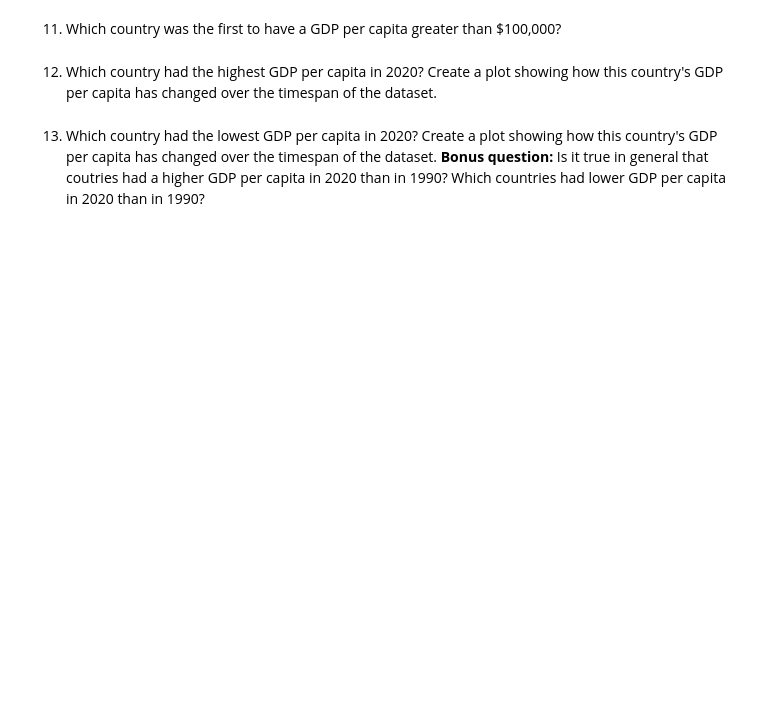
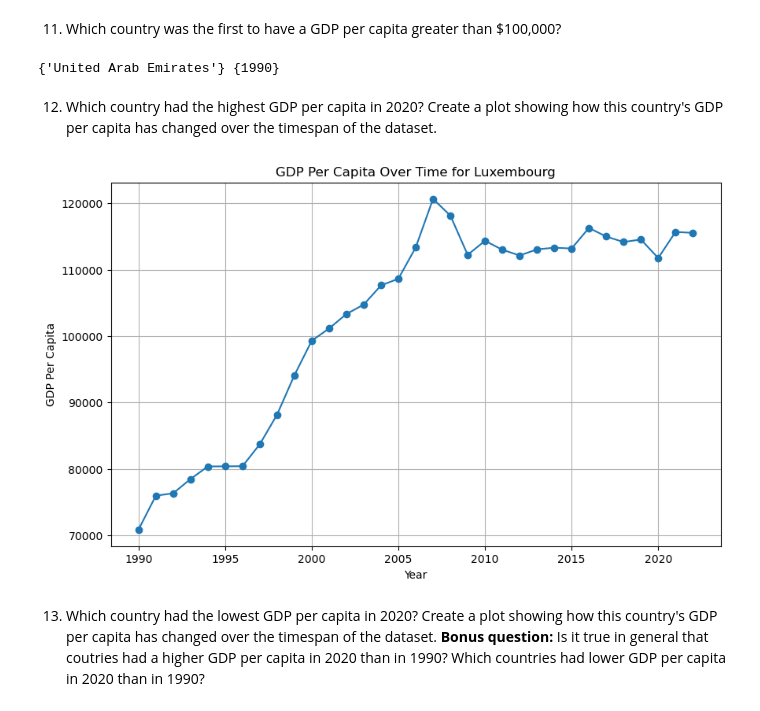
Before and after one commit to NSS-Data-Analytics-Cohort-12/un-python-GartonBrian, a Jupyter notebook: notebooks/GartonUNproject.ipynb, the cells around one changed output. Drawn from its saved outputs; the diff is of its cells as text; code cells hidden in the pictures; blank space fills up the shorter version.

```diff
--- a/notebooks/GartonUNproject.ipynb
+++ b/notebooks/GartonUNproject.ipynb
@@ -93,6 +197,40 @@ Comment on what you observe has happened to GDP values over time and the relativ
 # %% [markdown]
 11. Which country was the first to have a GDP per capita greater than $100,000?
+# %%
+# Filter for rows where GDP_Per_Capita is greater than 100,000
+high_gdp_df = gdp_df[gdp_df['GDP_Per_Capita'] > 100000]
+
+# Sort by Year to find the earliest instance
+sorted_high_gdp_df = high_gdp_df.sort_values(by='Year')
+
+# Get the first row
+first_high_gdp_country = sorted_high_gdp_df.iloc[0]
+
+# Print the country and year
+print({first_high_gdp_country['Country']} ,{first_high_gdp_country['Year']})
+# %% [output]
+{'United Arab Emirates'} {1990}
 # %% [markdown]
 12. Which country had the highest GDP per capita in 2020? Create a plot showing how this country's GDP per capita has changed over the timespan of the dataset.
+# %%
+# Step 1: Filter for 2020
+gdp_2020 = gdp_df[gdp_df['Year'] == 2020]
+
+# Step 2: highest GDP per capita in 2020
+highest_gdp_country_2020 = gdp_2020.loc[gdp_2020['GDP_Per_Capita'].idxmax()]['Country']
+
+# Step 3: Extract the data for this country across all years
+highest_gdp_country_data = gdp_df[gdp_df['Country'] == highest_gdp_country_2020]
+
+# Step 4: Plot the GDP per capita of this country over the years
+plt.figure(figsize=(10, 6))
+plt.plot(highest_gdp_country_data['Year'], highest_gdp_country_data['GDP_Per_Capita'], marker='o')
+plt.title(f'GDP Per Capita Over Time for {highest_gdp_country_2020}')
+plt.xlabel('Year')
+plt.ylabel('GDP Per Capita')
+plt.grid(True)
+plt.show()
+# %% [output]
+[figure, added]
 # %% [markdown]
 13. Which country had the lowest GDP per capita in 2020? Create a plot showing how this country's GDP per capita has changed over the timespan of the dataset. **Bonus question:** Is it true in general that coutries had a higher GDP per capita in 2020 than in 1990? Which countries had lower GDP per capita in 2020 than in 1990?
```
Also changed, not shown: parts of 22 cells of this notebook.
